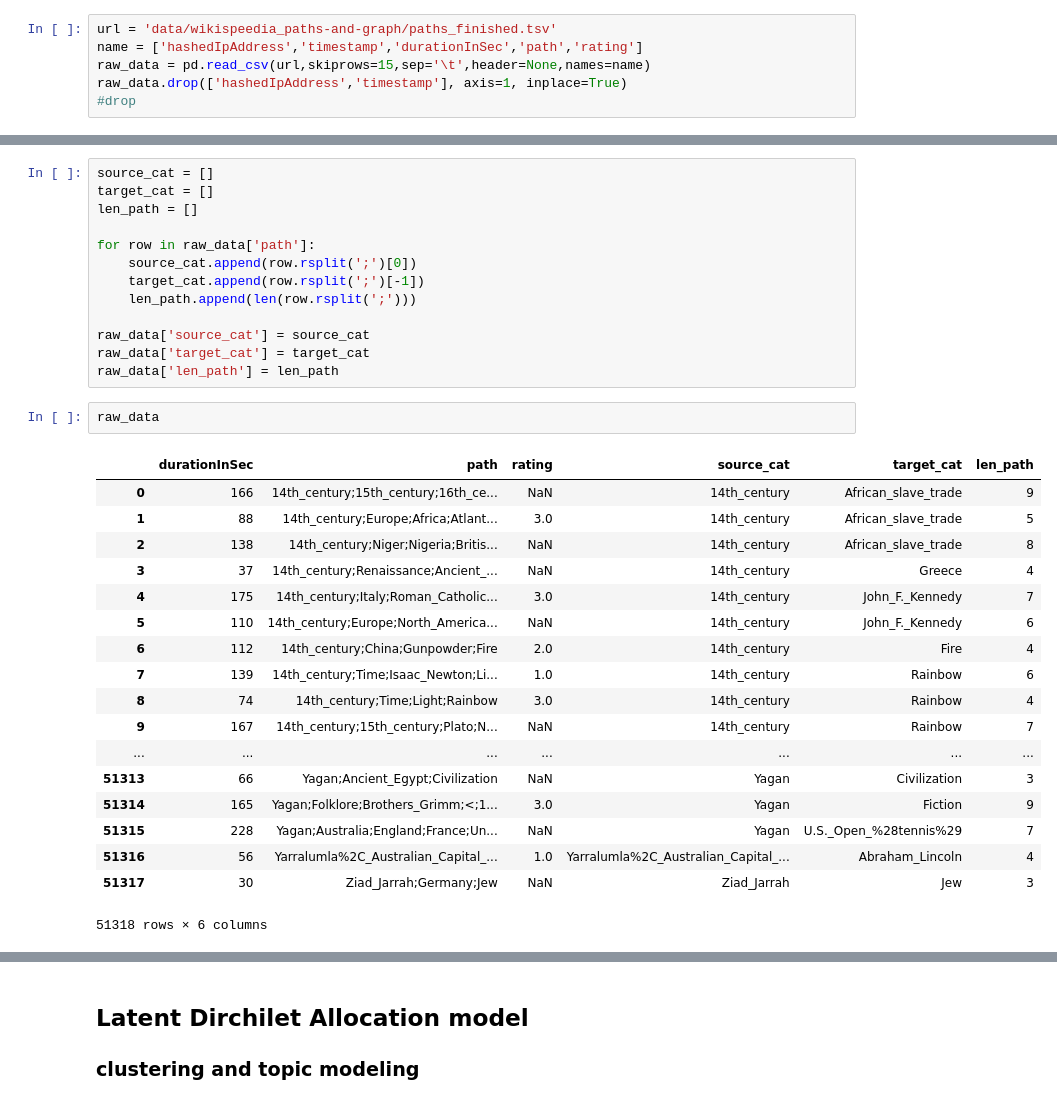
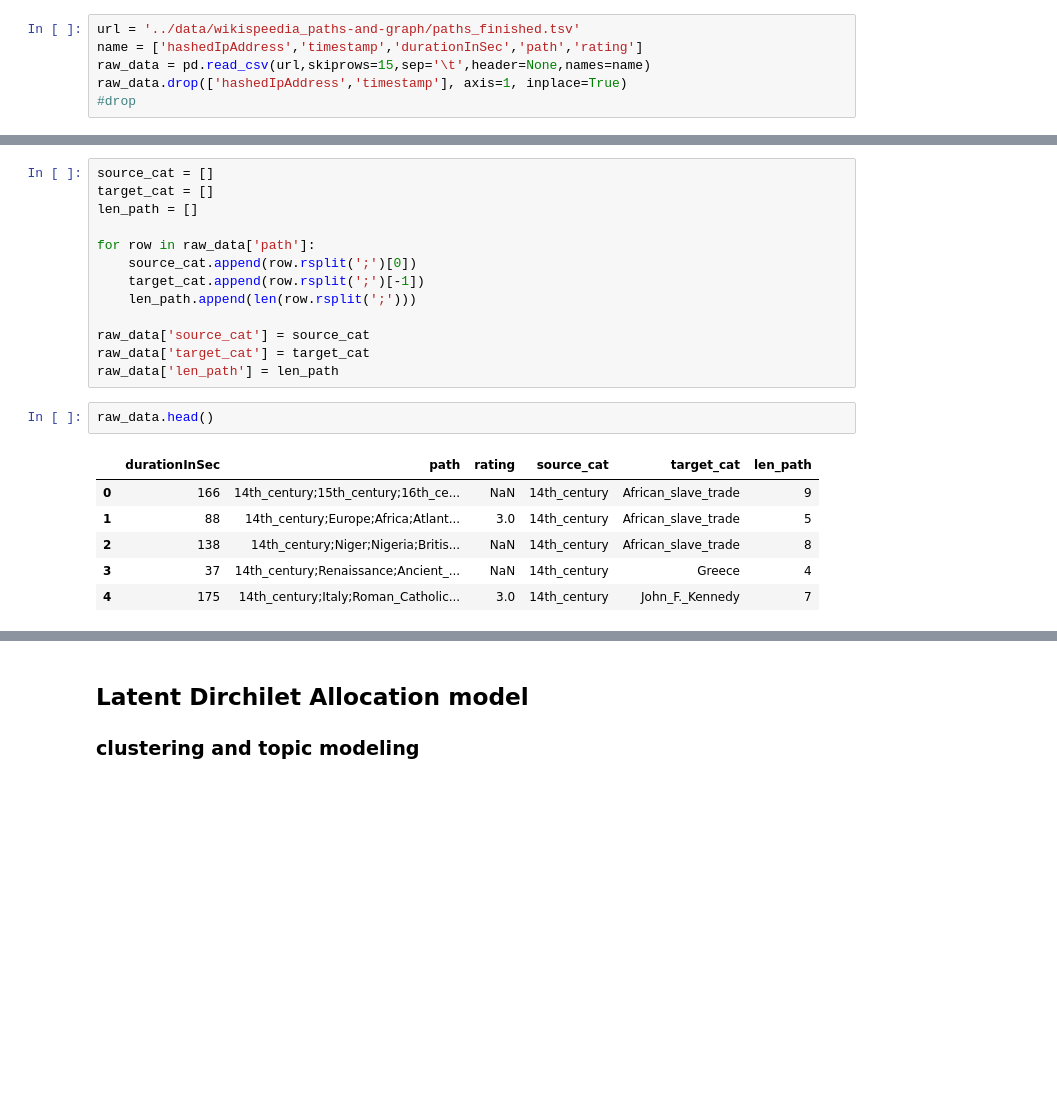
Before and after one commit to tomersolomon/msd_finalproject, a Jupyter notebook: analysis/lda_lsa.ipynb, the cells around one changed output, grey strips where cells are left out. Saved outputs shown, nothing was run; the diff lists cells and outputs as text; blank space fills up the shorter version.

```diff
--- a/analysis/lda_lsa.ipynb
+++ b/analysis/lda_lsa.ipynb
@@ -13,7 +23,7 @@ from sklearn.decomposition import LatentDirichletAllocation
 
 import os
 # %%
-url = 'data/wikispeedia_paths-and-graph/paths_finished.tsv'
+url = '../data/wikispeedia_paths-and-graph/paths_finished.tsv'
 name = ['hashedIpAddress','timestamp','durationInSec','path','rating']
 raw_data = pd.read_csv(url,skiprows=15,sep='\t',header=None,names=name)
 raw_data.drop(['hashedIpAddress','timestamp'], axis=1, inplace=True)
@@ -43,26 +51,14 @@ raw_data['source_cat'] = source_cat
 raw_data['target_cat'] = target_cat
 raw_data['len_path'] = len_path
 # %%
-raw_data
+raw_data.head()
 # %% [output]
 |  | durationInSec | path | rating | source_cat | target_cat | len_path |
 | 0 | 166 | 14th_century;15th_century;16th_ce... | NaN | 14th_century | African_slave_trade | 9 |
 | 1 | 88 | 14th_century;Europe;Africa;Atlant... | 3.0 | 14th_century | African_slave_trade | 5 |
 | 2 | 138 | 14th_century;Niger;Nigeria;Britis... | NaN | 14th_century | African_slave_trade | 8 |
 | 3 | 37 | 14th_century;Renaissance;Ancient_... | NaN | 14th_century | Greece | 4 |
 | 4 | 175 | 14th_century;Italy;Roman_Catholic... | 3.0 | 14th_century | John_F._Kennedy | 7 |
-| 5 | 110 | 14th_century;Europe;North_America... | NaN | 14th_century | John_F._Kennedy | 6 |
-| 6 | 112 | 14th_century;China;Gunpowder;Fire | 2.0 | 14th_century | Fire | 4 |
-| 7 | 139 | 14th_century;Time;Isaac_Newton;Li... | 1.0 | 14th_century | Rainbow | 6 |
-| 8 | 74 | 14th_century;Time;Light;Rainbow | 3.0 | 14th_century | Rainbow | 4 |
-| 9 | 167 | 14th_century;15th_century;Plato;N... | NaN | 14th_century | Rainbow | 7 |
-| ... | ... | ... | ... | ... | ... | ... |
-| 51313 | 66 | Yagan;Ancient_Egypt;Civilization | NaN | Yagan | Civilization | 3 |
-| 51314 | 165 | Yagan;Folklore;Brothers_Grimm;<;1... | 3.0 | Yagan | Fiction | 9 |
-| 51315 | 228 | Yagan;Australia;England;France;Un... | NaN | Yagan | U.S._Open_%28tennis%29 | 7 |
-| 51316 | 56 | Yarralumla%2C_Australian_Capital_... | 1.0 | Yarralumla%2C_Australian_Capital_... | Abraham_Lincoln | 4 |
-| 51317 | 30 | Ziad_Jarrah;Germany;Jew | NaN | Ziad_Jarrah | Jew | 3 |
-51318 rows × 6 columns
 # %%
 url_complete = []
 
```
Also changed, not shown: parts of 22 cells of this notebook, 4 other files.
